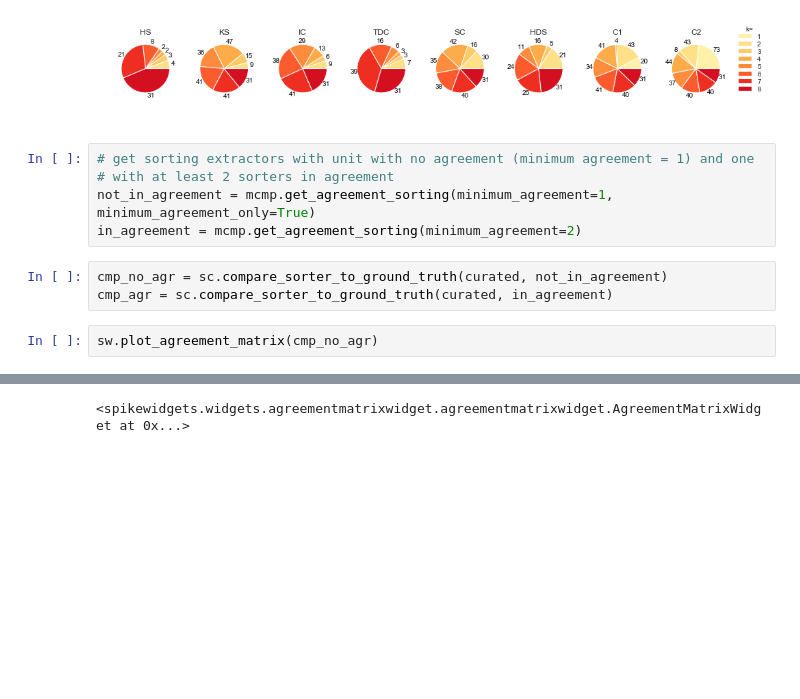
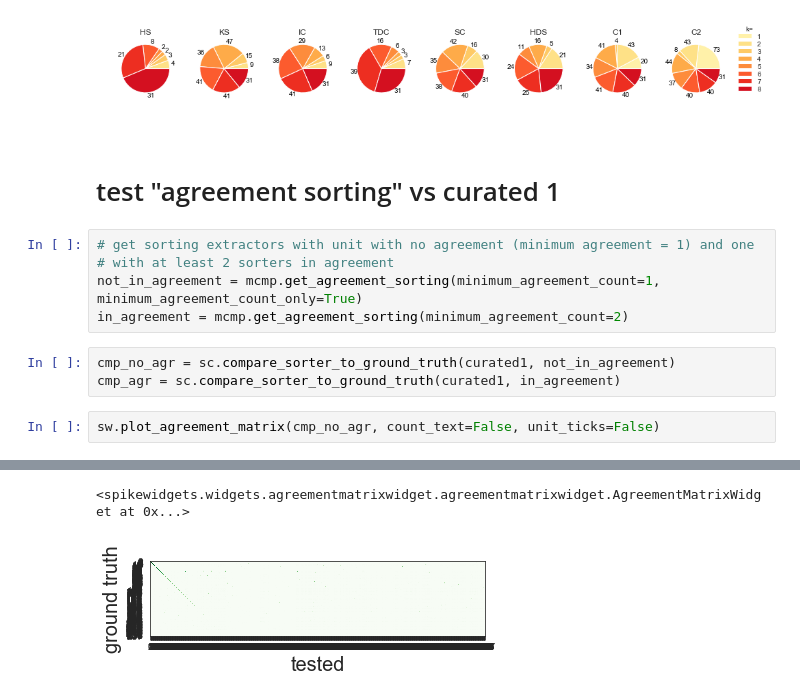
Before and after one commit to SpikeInterface/SpikeInterface.github.io, a Jupyter notebook: posts/consensus-method-for-a-neuropixels-recording.ipynb, the cells around one changed output, grey strips where cells are left out. Saved outputs shown, nothing was run; the diff lists cells and outputs as text; blank space fills up the shorter version.

```diff
--- a/posts/consensus-method-for-a-neuropixels-recording.ipynb
+++ b/posts/consensus-method-for-a-neuropixels-recording.ipynb
@@ -379,14 +419,16 @@ Multicomaprison step 4: extract agreement from graph
 w = sw.plot_multicomp_agreement_by_sorter(mcmp_consensus_curated)
 # %% [output]
 [figure]
+# %% [markdown]
+# test "agreement sorting" vs curated 1
 # %%
 # get sorting extractors with unit with no agreement (minimum agreement = 1) and one
 # with at least 2 sorters in agreement
-not_in_agreement = mcmp.get_agreement_sorting(minimum_agreement=1, minimum_agreement_only=True)
-in_agreement = mcmp.get_agreement_sorting(minimum_agreement=2)
+not_in_agreement = mcmp.get_agreement_sorting(minimum_agreement_count=1, minimum_agreement_count_only=True)
+in_agreement = mcmp.get_agreement_sorting(minimum_agreement_count=2)
 # %%
-cmp_no_agr = sc.compare_sorter_to_ground_truth(curated, not_in_agreement)
-cmp_agr = sc.compare_sorter_to_ground_truth(curated, in_agreement)
+cmp_no_agr = sc.compare_sorter_to_ground_truth(curated1, not_in_agreement)
+cmp_agr = sc.compare_sorter_to_ground_truth(curated1, in_agreement)
 # %%
-sw.plot_agreement_matrix(cmp_no_agr)
+sw.plot_agreement_matrix(cmp_no_agr, count_text=False, unit_ticks=False)
 # %% [output]
@@ -395,2 +435,3 @@ sw.plot_agreement_matrix(cmp_no_agr)
 <spikewidgets.widgets.agreementmatrixwidget.agreementmatrixwidget.AgreementMatrixWidget at 0x...>
+[figure, added]
 # %%
```
Also changed, not shown: parts of 19 cells of this notebook.
